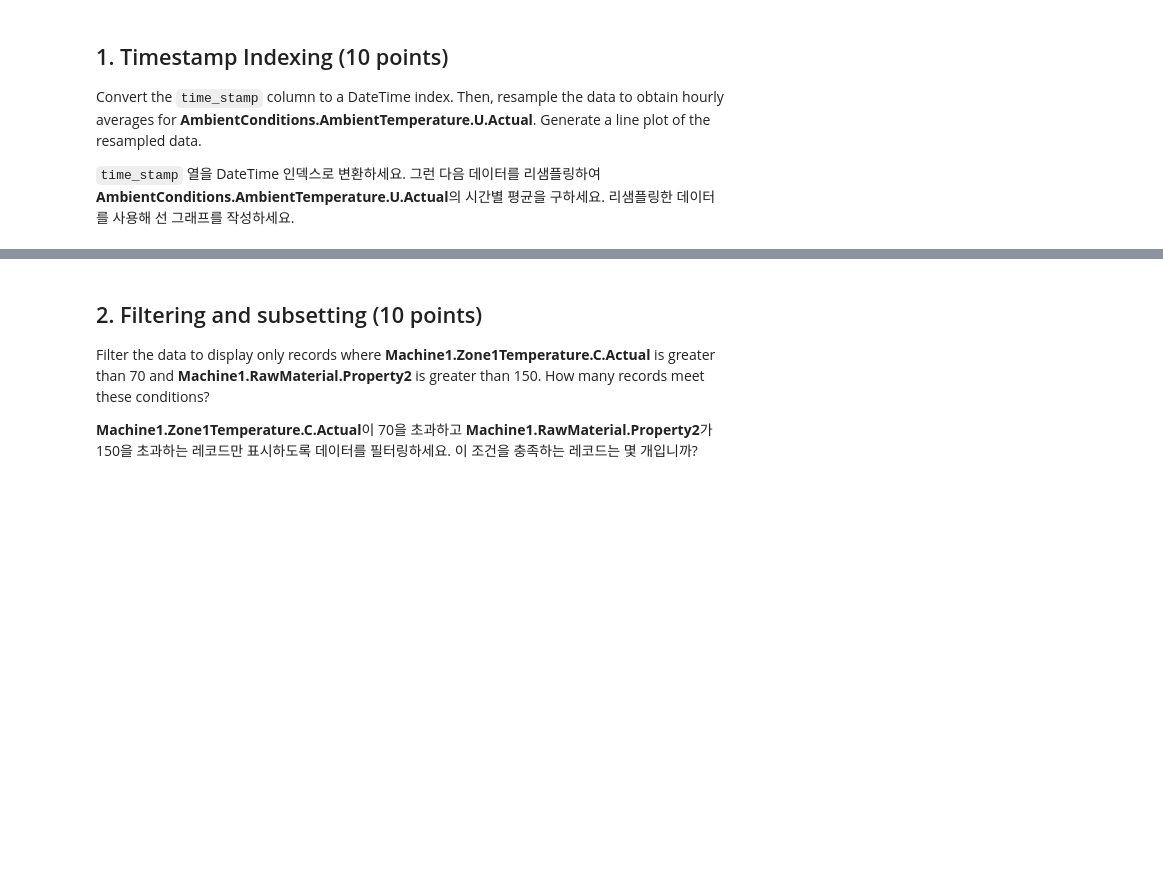
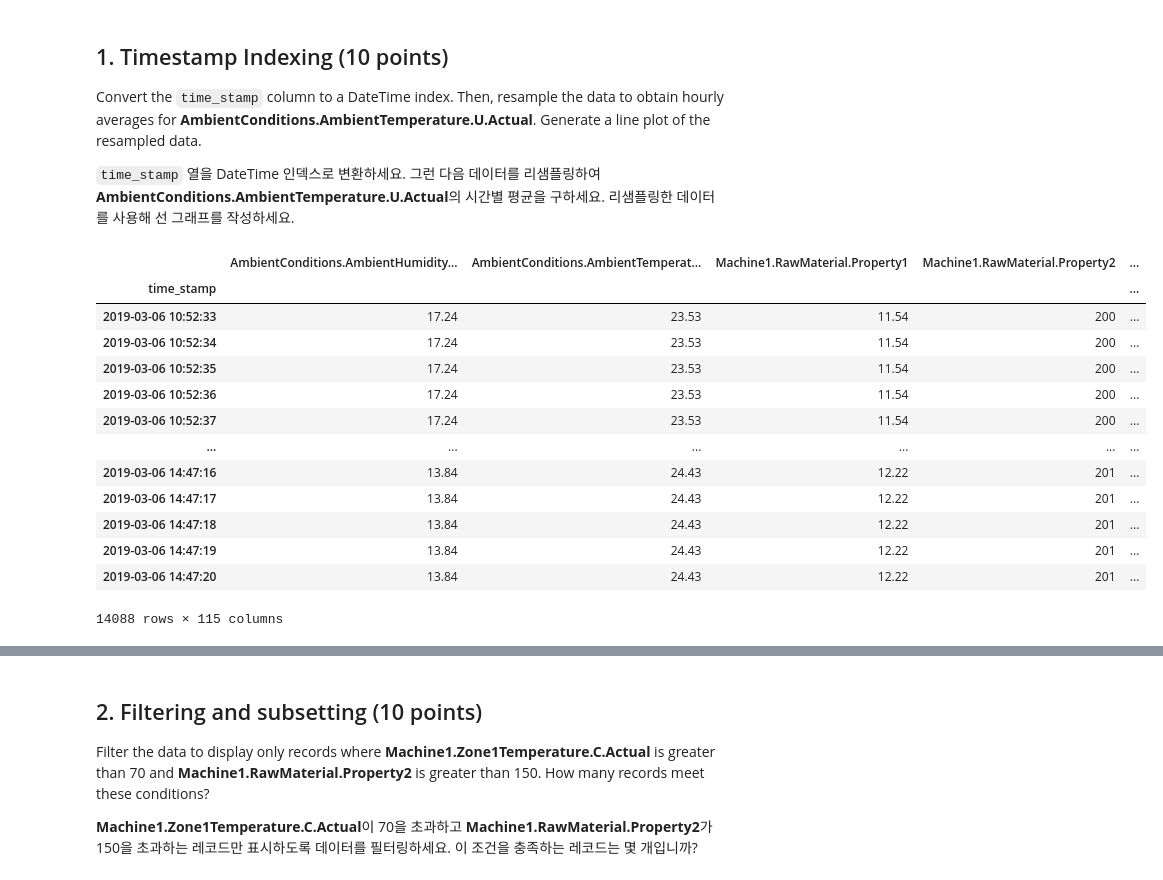
Before and after one commit to SyngyeonTak/Best-README-Template, a Jupyter notebook: DAEM_Midterm_practical_test.ipynb, the cells around one changed output, grey strips where cells are left out. Saved outputs shown, nothing was run; the diff lists cells and outputs as text; code cells hidden in the pictures; blank space fills up the shorter version.

```diff
--- a/DAEM_Midterm_practical_test.ipynb
+++ b/DAEM_Midterm_practical_test.ipynb
@@ -238,3 +280,22 @@ data2.head(5)
    Convert the `time_stamp` column to a DateTime index. Then, resample the data to obtain hourly averages for **AmbientConditions.AmbientTemperature.U.Actual**. Generate a line plot of the resampled data.
 
    `time_stamp` 열을 DateTime 인덱스로 변환하세요. 그런 다음 데이터를 리샘플링하여 **AmbientConditions.AmbientTemperature.U.Actual**의 시간별 평균을 구하세요. 리샘플링한 데이터를 사용해 선 그래프를 작성하세요.
+# %%
+data2 = data2.set_index('time_stamp')
+
+data2
+# %% [output]
+|  | AmbientConditions.AmbientHumidity... | AmbientConditions.AmbientTemperat... | Machine1.RawMaterial.Property1 | Machine1.RawMaterial.Property2 | ... |
+| time_stamp |  |  |  |  | ... |
+| 2019-03-06 10:52:33 | 17.24 | 23.53 | 11.54 | 200 | ... |
+| 2019-03-06 10:52:34 | 17.24 | 23.53 | 11.54 | 200 | ... |
+| 2019-03-06 10:52:35 | 17.24 | 23.53 | 11.54 | 200 | ... |
+| 2019-03-06 10:52:36 | 17.24 | 23.53 | 11.54 | 200 | ... |
+| 2019-03-06 10:52:37 | 17.24 | 23.53 | 11.54 | 200 | ... |
+| ... | ... | ... | ... | ... | ... |
+| 2019-03-06 14:47:16 | 13.84 | 24.43 | 12.22 | 201 | ... |
+| 2019-03-06 14:47:17 | 13.84 | 24.43 | 12.22 | 201 | ... |
+| 2019-03-06 14:47:18 | 13.84 | 24.43 | 12.22 | 201 | ... |
+| 2019-03-06 14:47:19 | 13.84 | 24.43 | 12.22 | 201 | ... |
+| 2019-03-06 14:47:20 | 13.84 | 24.43 | 12.22 | 201 | ... |
+14088 rows × 115 columns
```
Also changed, not shown: parts of 9 cells of this notebook.
